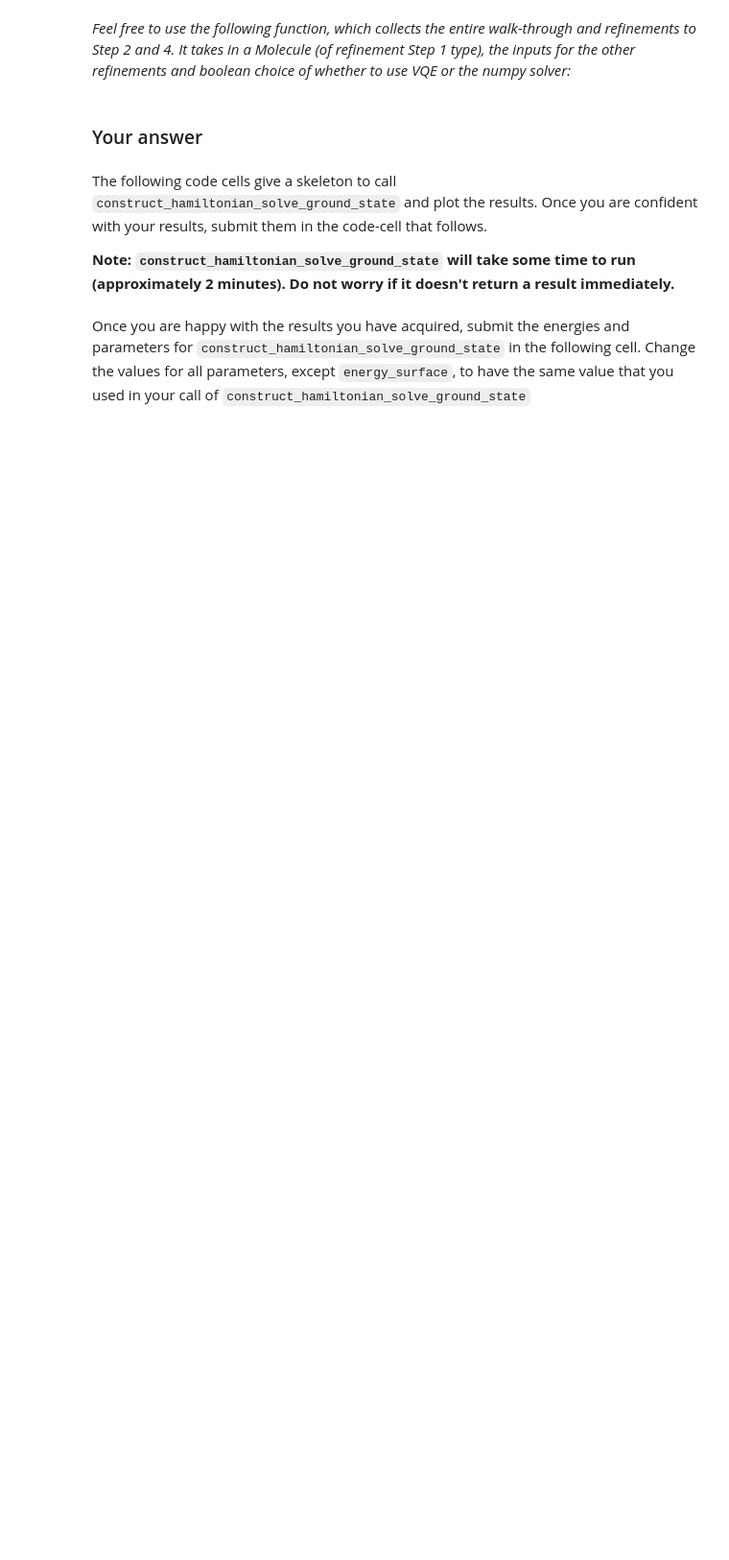
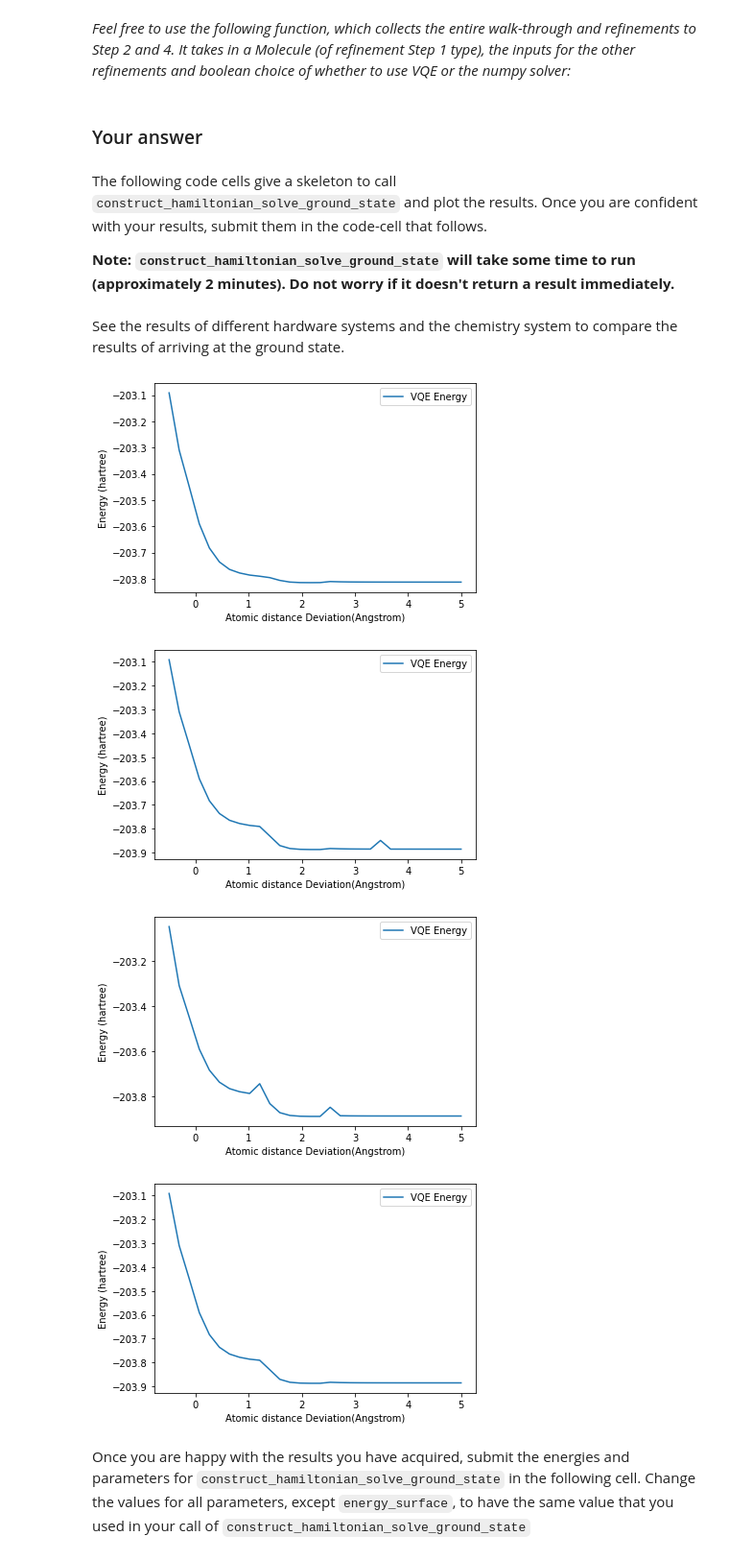
Before and after one commit to qiskit-community/ibm-quantum-challenge-africa-2021, a Jupyter notebook: content/lab3/lab3.ipynb, the cells around one changed output. Shown at 96% size. Saved outputs shown, nothing was run; the diff lists cells and outputs as text; code cells hidden in the pictures; blank space fills up the shorter version.

```diff
--- a/content/lab3/lab3.ipynb
+++ b/content/lab3/lab3.ipynb
@@ -444,6 +456,14 @@ Create a your molecule in the cell below. Make sure to name the molecule `macrom
 # %%
 ## Add your code here
-macromolecule = None
+macromolecule = Molecule(geometry=
+                         [['O', [ 1.1280,  0.2091,  0.0000]],
+                          ['N', [-1.1878,  0.1791,  0.0000]],
+                          ['C', [ 0.0598, -0.3882,  0.0000]],
+                          ['H', [-1.3085,  1.1864,  0.0001]],
+                          ['H', [-2.0305, -0.3861, -0.0001]],
+                          ['H', [-0.0014, -1.4883, -0.0001]],
+                          ['C', [-0.1805, 1.3955, 0.0000]]],
+                         degrees_of_freedom=[apply_variation_to_atom_pair(molecular_variation, atom_pair=(6, 1))])
 ##
 # %% [markdown]
 To submit your molecule to the grader, run the cell below.
@@ -683,6 +703,8 @@ def construct_hamiltonian_solve_ground_state(
 The following code cells give a skeleton to call `construct_hamiltonian_solve_ground_state` and plot the results. Once you are confident with your results, submit them in the code-cell that follows.
 
 **Note: `construct_hamiltonian_solve_ground_state` will take some time to run (approximately 2 minutes). Do not worry if it doesn't return a result immediately.**
+# %% [markdown]
+See the results of different hardware systems and the chemistry system to compare the results of arriving at the ground state.
 # %%
 # Q1
 
@@ -698,6 +747,14 @@ The following code cells give a skeleton to call `construct_hamiltonian_solve_gr
 # %%
 # Plot the energies to visualize the results
-# plot_energy_landscape(energy_surface_result)
+plot_energy_landscape(c_energy_surface_result)
+plot_energy_landscape(h0_energy_surface_result)
+plot_energy_landscape(h1_energy_surface_result)
+plot_energy_landscape(hv_energy_surface_result)
+# %% [output]
+[figure, added]
+[figure, added]
+[figure, added]
+[figure, added]
 # %%
 ## Q2
 # answer_for_ex3c_q2 = 'A'
```
Also changed, not shown: parts of 19 cells of this notebook, 2 other files.
